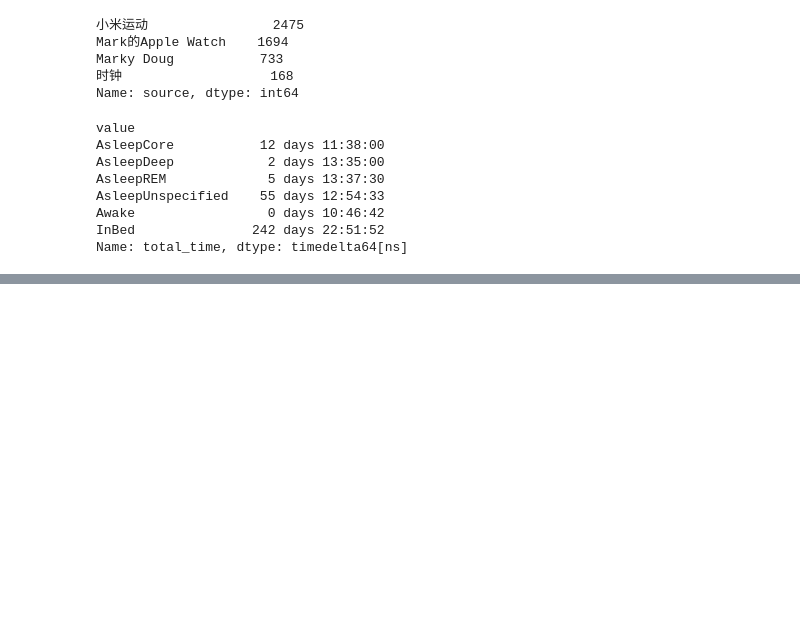
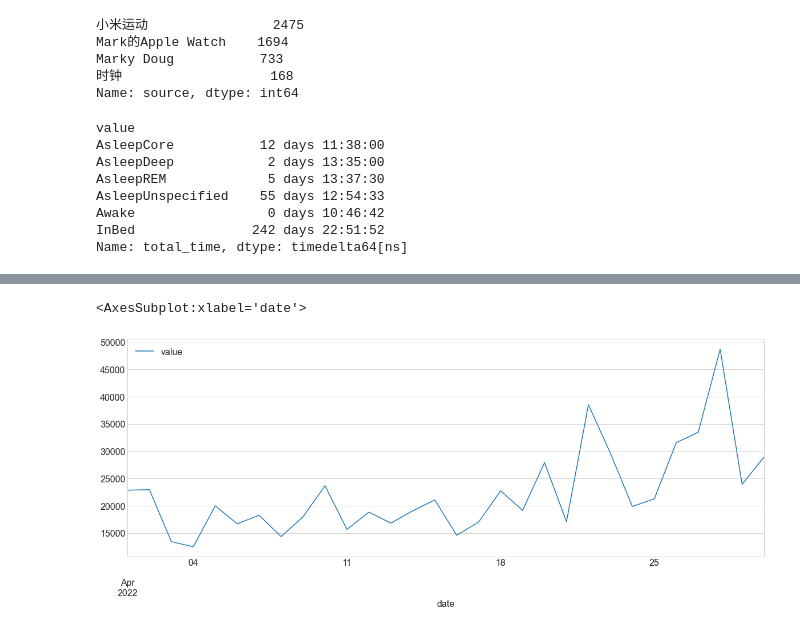
Before and after one commit to markydoug/my_apple_health, a Jupyter notebook: record_explore.ipynb, the cells around one changed output, grey strips where cells are left out. Drawn from its saved outputs; the diff is of its cells as text; code cells hidden in the pictures; blank space fills up the shorter version.

```diff
--- a/record_explore.ipynb
+++ b/record_explore.ipynb
@@ -571,0 +587,5 @@ plot_sleep_minutes(inbed_time, 2022, 10)
+# %%
+step_counts['2022-04'].resample('D')[['value']].sum().plot()
+# %% [output]
+<AxesSubplot:xlabel='date'>
+[figure, added]
```
Also changed, not shown: parts of 34 cells of this notebook.
